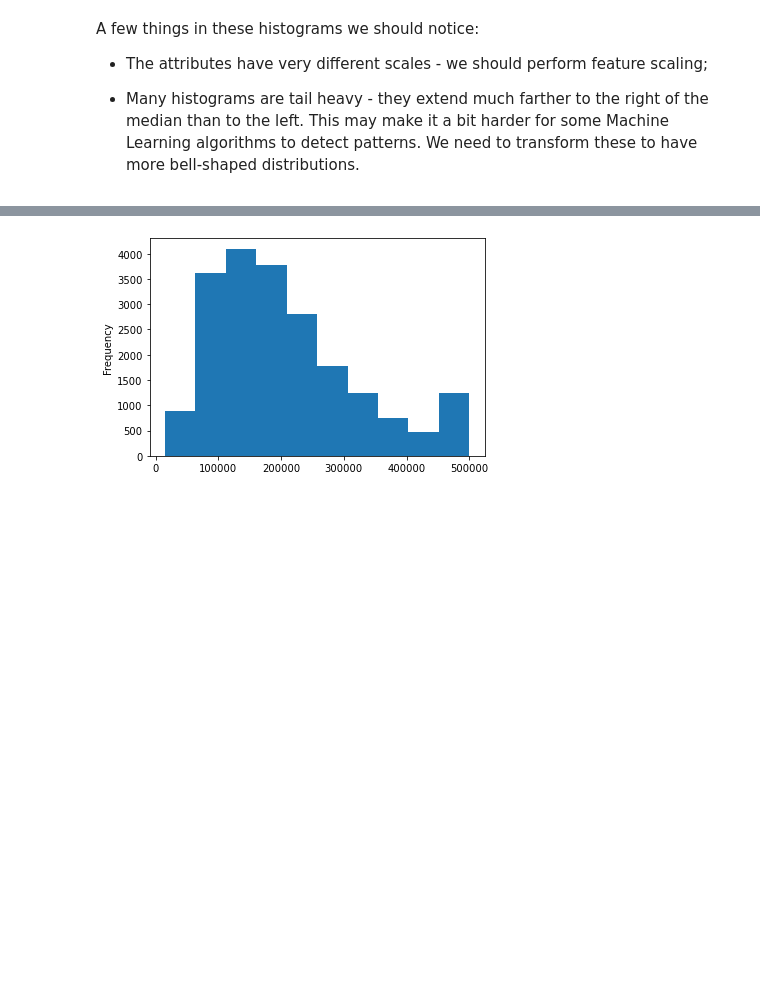
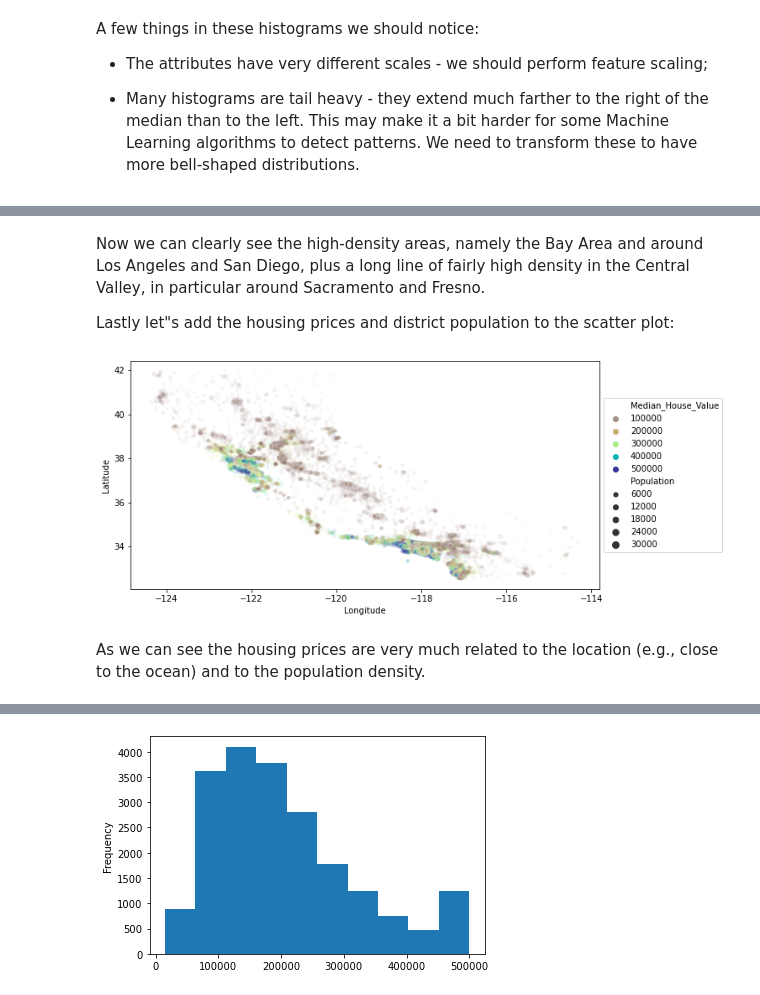
Before and after one commit to LucianPopaLVP/Project-3---Supervised-Learning---Regression, a Jupyter notebook: linear_regression_CaliforniaHousing.ipynb, the cells around one changed output, grey strips where cells are left out. Saved outputs shown, nothing was run; the diff lists cells and outputs as text; code cells hidden in the pictures; blank space fills up the shorter version.

```diff
--- a/linear_regression_CaliforniaHousing.ipynb
+++ b/linear_regression_CaliforniaHousing.ipynb
@@ -187,0 +254,15 @@ A few things in these histograms we should notice:
+# %% [markdown]
+Now we can clearly see the high-density areas, namely the Bay Area and around Los Angeles and San Diego, plus a long line of fairly high density in the Central Valley, in particular around Sacramento and Fresno.
+
+Lastly let"s add the housing prices and district population to the scatter plot:
+# %%
+plt.figure(figsize=(10, 5))
+g = sns.scatterplot(data=df, x="Longitude", y="Latitude",
+                    hue="Median_House_Value", size="Population",
+                    alpha=0.1, palette="terrain_r")
+g.legend(loc="center left", bbox_to_anchor=(1, 0.5))
+plt.show()
+# %% [output]
+[figure, added]
+# %% [markdown]
+As we can see the housing prices are very much related to the location (e.g., close to the ocean) and to the population density.
```
Also changed, not shown: parts of 44 cells of this notebook.
